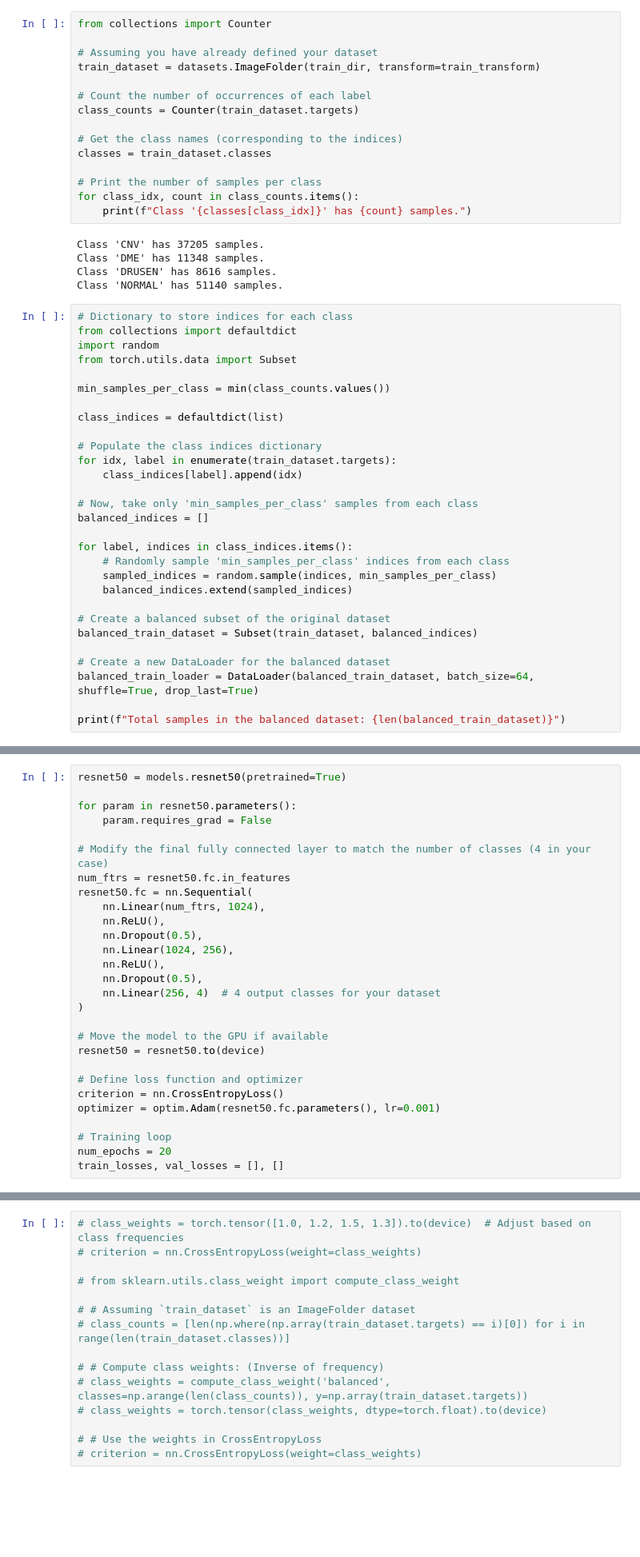
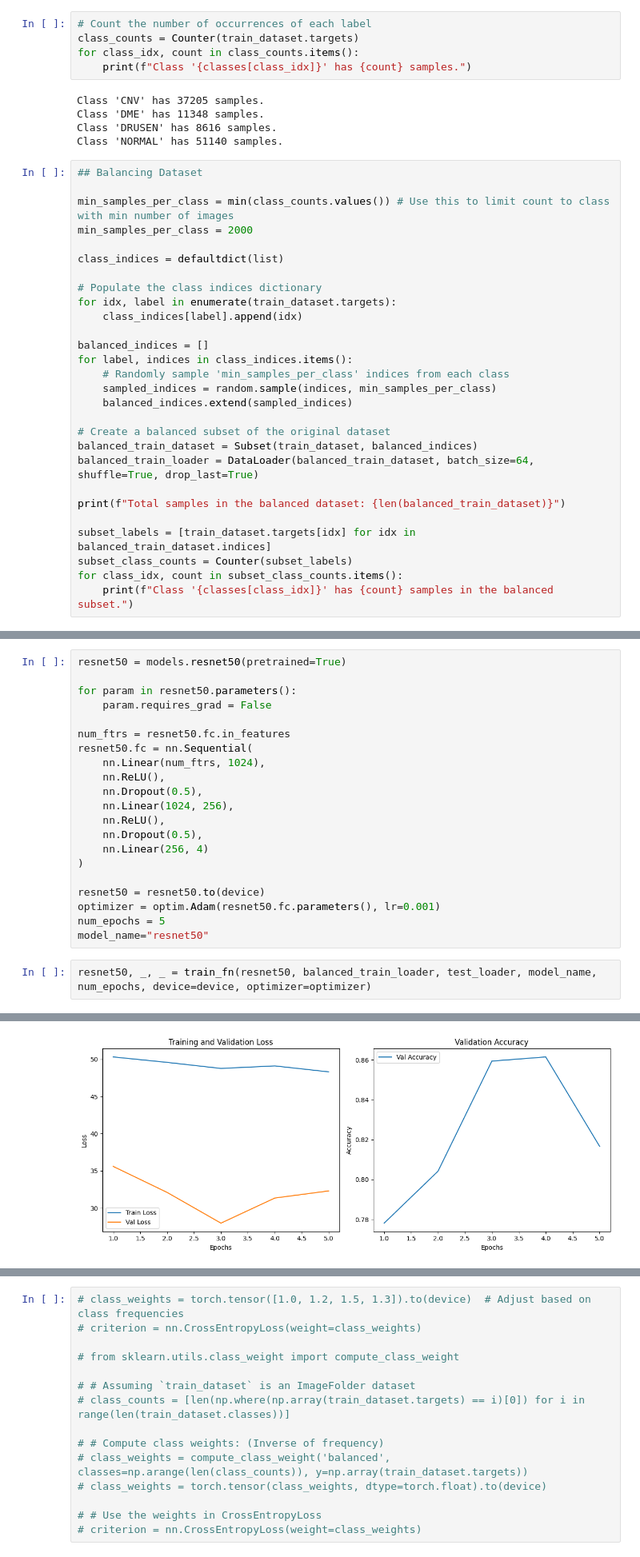
Before and after one commit to sam189239/OCT_PVD, a Jupyter notebook: main.ipynb, the cells around one changed output, grey strips where cells are left out. Shown at 80% size. Cells and saved outputs as stored; diff of their text form; blank space fills up the shorter version.

Commit message:
added utils and subset training

```diff
--- a/main.ipynb
+++ b/main.ipynb
@@ -210,16 +90,6 @@ Vessel Enhancement: Blood vessels are key in identifying some conditions. Applyi
 # %%
-from collections import Counter
-
-# Assuming you have already defined your dataset
-train_dataset = datasets.ImageFolder(train_dir, transform=train_transform)
-
 # Count the number of occurrences of each label
 class_counts = Counter(train_dataset.targets)
-
-# Get the class names (corresponding to the indices)
-classes = train_dataset.classes
-
-# Print the number of samples per class
 for class_idx, count in class_counts.items():
     print(f"Class '{classes[class_idx]}' has {count} samples.")
 # %% [output]
@@ -228,12 +98,10 @@ Class 'DME' has 11348 samples.
 Class 'DRUSEN' has 8616 samples.
 Class 'NORMAL' has 51140 samples.
 # %%
-# Dictionary to store indices for each class
-from collections import defaultdict
-import random
-from torch.utils.data import Subset
+## Balancing Dataset
 
-min_samples_per_class = min(class_counts.values())
+min_samples_per_class = min(class_counts.values()) # Use this to limit count to class with min number of images
+min_samples_per_class = 2000
 
 class_indices = defaultdict(list)
 
@@ -241,9 +109,7 @@ class_indices = defaultdict(list)
 for idx, label in enumerate(train_dataset.targets):
     class_indices[label].append(idx)
 
-# Now, take only 'min_samples_per_class' samples from each class
 balanced_indices = []
-
 for label, indices in class_indices.items():
     # Randomly sample 'min_samples_per_class' indices from each class
     sampled_indices = random.sample(indices, min_samples_per_class)
@@ -251,9 +117,12 @@ for label, indices in class_indices.items():
 
 # Create a balanced subset of the original dataset
 balanced_train_dataset = Subset(train_dataset, balanced_indices)
-
-# Create a new DataLoader for the balanced dataset
 balanced_train_loader = DataLoader(balanced_train_dataset, batch_size=64, shuffle=True, drop_last=True)
 
 print(f"Total samples in the balanced dataset: {len(balanced_train_dataset)}")
+
+subset_labels = [train_dataset.targets[idx] for idx in balanced_train_dataset.indices]
+subset_class_counts = Counter(subset_labels)
+for class_idx, count in subset_class_counts.items():
+    print(f"Class '{classes[class_idx]}' has {count} samples in the balanced subset.")
 # %% [output]
@@ -264,7 +139,6 @@ resnet50 = models.resnet50(pretrained=True)
 for param in resnet50.parameters():
     param.requires_grad = False
 
-# Modify the final fully connected layer to match the number of classes (4 in your case)
 num_ftrs = resnet50.fc.in_features
 resnet50.fc = nn.Sequential(
     nn.Linear(num_ftrs, 1024),
@@ -273,16 +147,13 @@ resnet50.fc = nn.Sequential(
     nn.Linear(1024, 256),
     nn.ReLU(),
     nn.Dropout(0.5),
-    nn.Linear(256, 4)  # 4 output classes for your dataset
+    nn.Linear(256, 4)
 )
 
-# Move the model to the GPU if available
 resnet50 = resnet50.to(device)
-
-# Define loss function and optimizer
-criterion = nn.CrossEntropyLoss()
 optimizer = optim.Adam(resnet50.fc.parameters(), lr=0.001)
-
-# Training loop
-num_epochs = 20
-train_losses, val_losses = [], []
+num_epochs = 5
+model_name="resnet50"
+# %%
+resnet50, _, _ = train_fn(resnet50, balanced_train_loader, test_loader, model_name, num_epochs, device=device, optimizer=optimizer)
+# %% [output]
@@ -288,0 +168 @@ train_losses, val_losses = [], []
+[figure, added]
```
Also changed, not shown: parts of 23 cells of this notebook, 1 other file.
